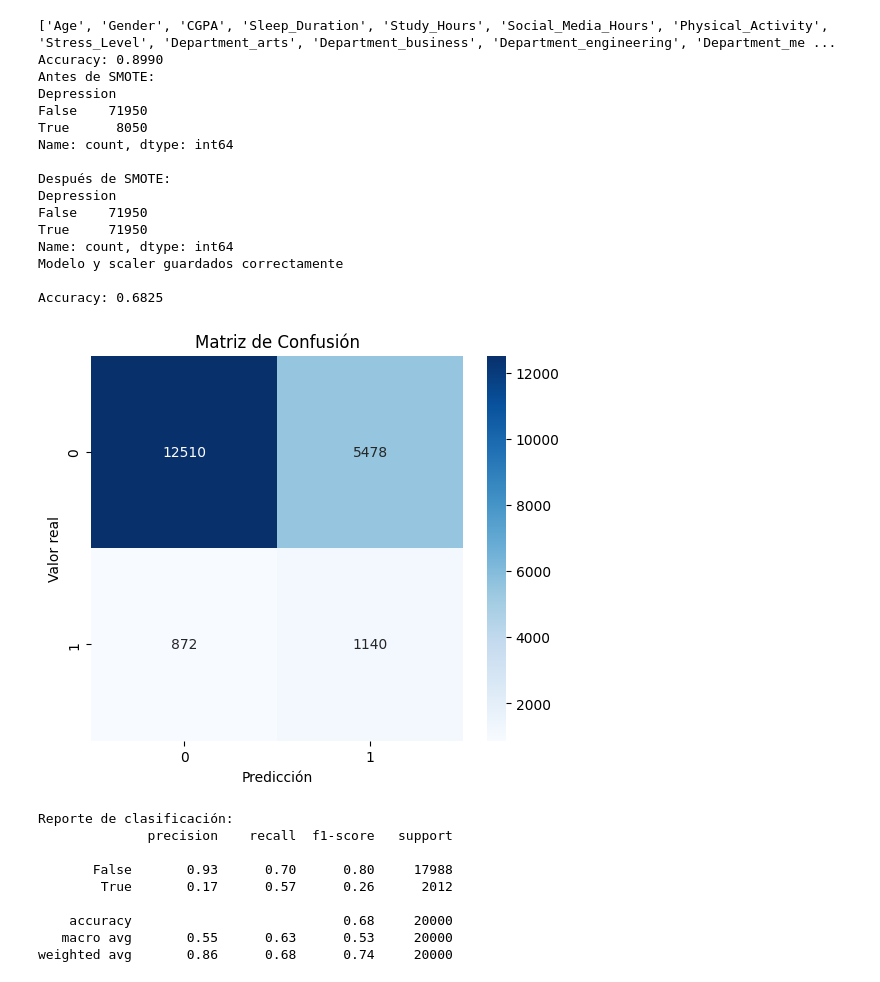
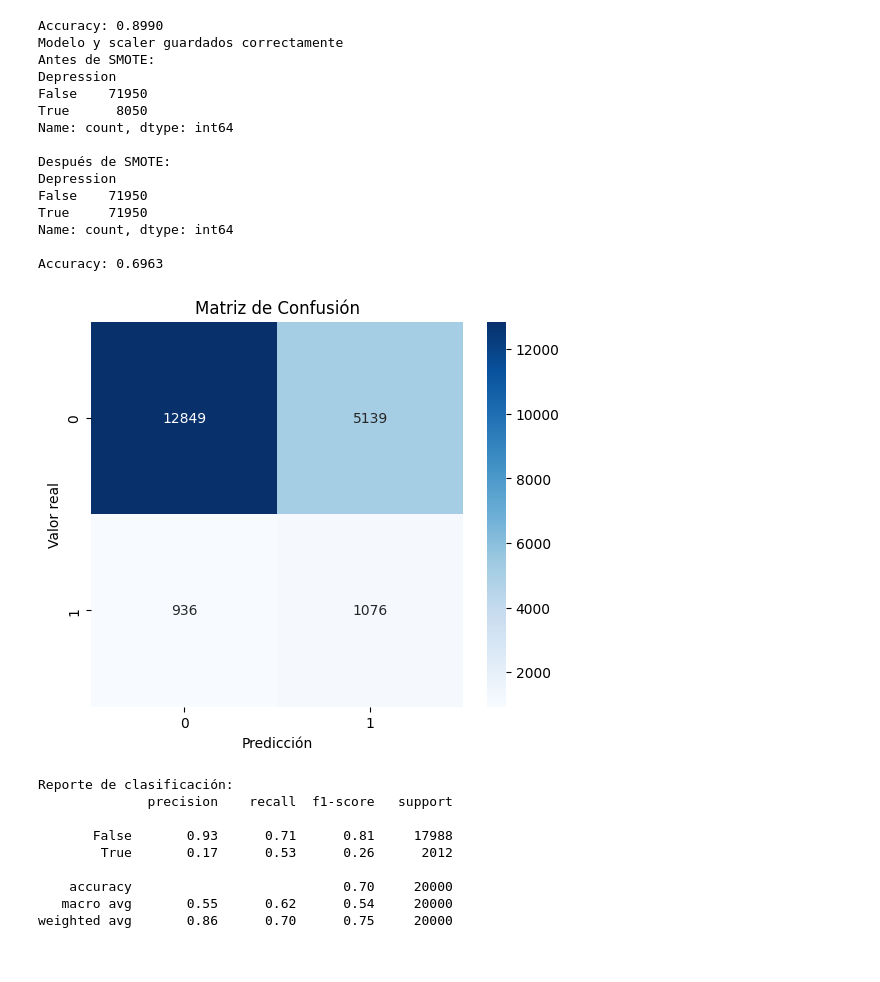
Before and after one commit to scardonalo-maker/Proyecto-CD-2026-1, a Jupyter notebook: ProyectoFinal/modelo_smote/modelo_smote.ipynb, the cells around one changed output. Cells and saved outputs as stored; diff of their text form; code cells hidden in the pictures.

```diff
--- a/ProyectoFinal/modelo_smote/modelo_smote.ipynb
+++ b/ProyectoFinal/modelo_smote/modelo_smote.ipynb
@@ -10,17 +10,19 @@ import seaborn as sns
 import matplotlib.pyplot as plt
 import joblib
 
-# =========================
-# CARGAR DATASET
-# =========================
-df = pd.read_csv("/content/student_lifestyle_100k.csv")
 
-# =========================
-# LIMPIEZA DE DATOS
-# =========================
+df = pd.read_csv("/content/student_lifestyle_100k (1).csv")
+
+
 df["Department"] = df["Department"].astype(str).str.strip().str.lower()
 
-df = pd.get_dummies(df, columns=["Department"], drop_first=False)
+df.loc[df["Department"] == "engineering", "Department"] = 0
+df.loc[df["Department"] == "science", "Department"] = 1
+df.loc[df["Department"] == "arts", "Department"] = 2
+df.loc[df["Department"] == "business", "Department"] = 3
+df.loc[df["Department"] == "medical", "Department"] = 4
+
+df["Department"] = df["Department"].astype(int)
 
 df.drop(columns=["Student_ID"], inplace=True)
 
@@ -34,7 +36,7 @@ df["Gender"] = df["Gender"].astype(int)
 
 y = df["Depression"]
 X = df.drop(columns=["Depression"])
-print(X.columns.tolist())
+
 
 X_train, X_test, y_train, y_test = train_test_split(
     X,
@@ -73,6 +75,11 @@ print(f'Accuracy: {score:.4f}')
 
 
 
+joblib.dump(model, "modelo_smote_mlp.pkl")
+joblib.dump(scaler, "scaler_smote_mlp.pkl")
+
+print("Modelo y scaler guardados correctamente")
+
 print("Antes de SMOTE:")
 print(y_train.value_counts())
 
@@ -98,11 +105,6 @@ model = MLPClassifier(
 # Entrenar
 model.fit(X_train_bal, y_train_bal)
 
-joblib.dump(model, "modelo_smote.pkl")
-joblib.dump(scaler, "scaler_smote.pkl")
-
-
-print("Modelo y scaler guardados correctamente")
 
 score = model.score(X_test, y_test)
 
@@ -111,43 +113,42 @@ print(f"\nAccuracy: {score:.4f}")
 # Predicciones
 y_pred = model.predict(X_test)
 
 
 cm = confusion_matrix(y_test, y_pred)
 
 plt.figure(figsize=(6,5))
 sns.heatmap(cm, annot=True, fmt='d', cmap='Blues')
 plt.xlabel("Predicción")
 plt.ylabel("Valor real")
 plt.title("Matriz de Confusión")
 plt.show()
 
 
 print("\nReporte de clasificación:")
 print(classification_report(y_test, y_pred))
 # %% [output]
-['Age', 'Gender', 'CGPA', 'Sleep_Duration', 'Study_Hours', 'Social_Media_Hours', 'Physical_Activity', 'Stress_Level', 'Department_arts', 'Department_business', 'Department_engineering', 'Department_me ...
 Accuracy: 0.8990
+Modelo y scaler guardados correctamente
 Antes de SMOTE:
 Depression
 False    71950
 True      8050
 Name: count, dtype: int64
 
 Después de SMOTE:
 Depression
 False    71950
 True     71950
 Name: count, dtype: int64
-Modelo y scaler guardados correctamente
 
-Accuracy: 0.6825
+Accuracy: 0.6963
-[figure, old version]
+[figure, new version]
 Reporte de clasificación:
               precision    recall  f1-score   support
 
-       False       0.93      0.70      0.80     17988
-        True       0.17      0.57      0.26      2012
+       False       0.93      0.71      0.81     17988
+        True       0.17      0.53      0.26      2012
 
-    accuracy                           0.68     20000
-   macro avg       0.55      0.63      0.53     20000
-weighted avg       0.86      0.68      0.74     20000
+    accuracy                           0.70     20000
+   macro avg       0.55      0.62      0.54     20000
+weighted avg       0.86      0.70      0.75     20000
```
Also changed, not shown: parts of 1 cell of this notebook, 4 other files.
